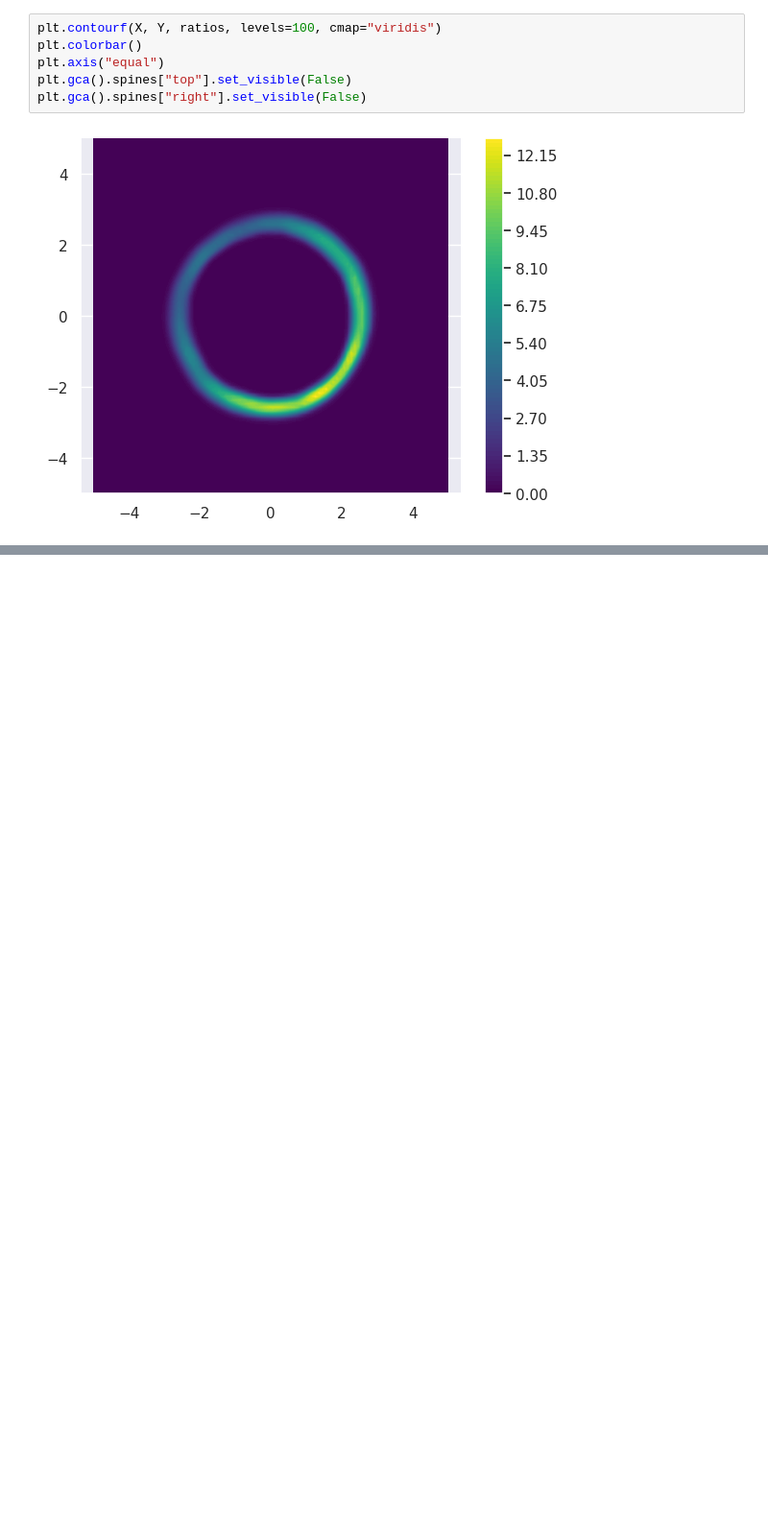
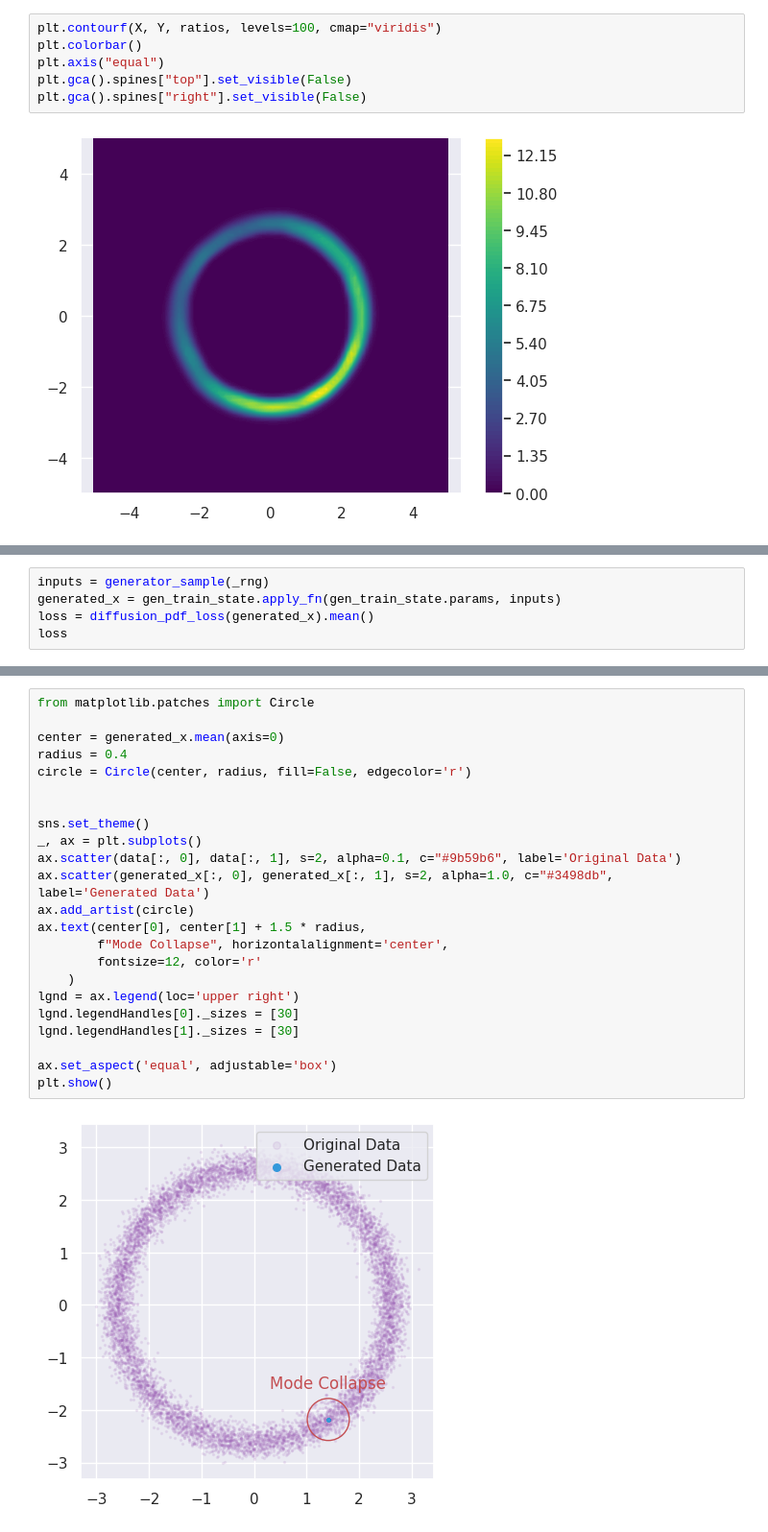
Before and after one commit to DylanCope/jax-neural-density-estimation, a Jupyter notebook: diffusion_pdf.ipynb, the cells around one changed output, grey strips where cells are left out. Shown at 96% size. Saved outputs shown, nothing was run; the diff lists cells and outputs as text; blank space fills up the shorter version.

```diff
--- a/diffusion_pdf.ipynb
+++ b/diffusion_pdf.ipynb
@@ -234,0 +331,5 @@ plt.gca().spines["right"].set_visible(False)
+# %%
+inputs = generator_sample(_rng)
+generated_x = gen_train_state.apply_fn(gen_train_state.params, inputs)
+loss = diffusion_pdf_loss(generated_x).mean()
+loss
@@ -234,0 +348,25 @@ plt.gca().spines["right"].set_visible(False)
+# %%
+from matplotlib.patches import Circle
+
+center = generated_x.mean(axis=0)
+radius = 0.4
+circle = Circle(center, radius, fill=False, edgecolor='r')
+
+
+sns.set_theme()
+_, ax = plt.subplots()
+ax.scatter(data[:, 0], data[:, 1], s=2, alpha=0.1, c="#9b59b6", label='Original Data')
+ax.scatter(generated_x[:, 0], generated_x[:, 1], s=2, alpha=1.0, c="#3498db", label='Generated Data')
+ax.add_artist(circle)
+ax.text(center[0], center[1] + 1.5 * radius,
+        f"Mode Collapse", horizontalalignment='center',
+        fontsize=12, color='r'
+    )
+lgnd = ax.legend(loc='upper right')
+lgnd.legendHandles[0]._sizes = [30]
+lgnd.legendHandles[1]._sizes = [30]
+
+ax.set_aspect('equal', adjustable='box')
+plt.show()
+# %% [output]
+[figure, added]
```
Also changed, not shown: parts of 8 cells of this notebook.
